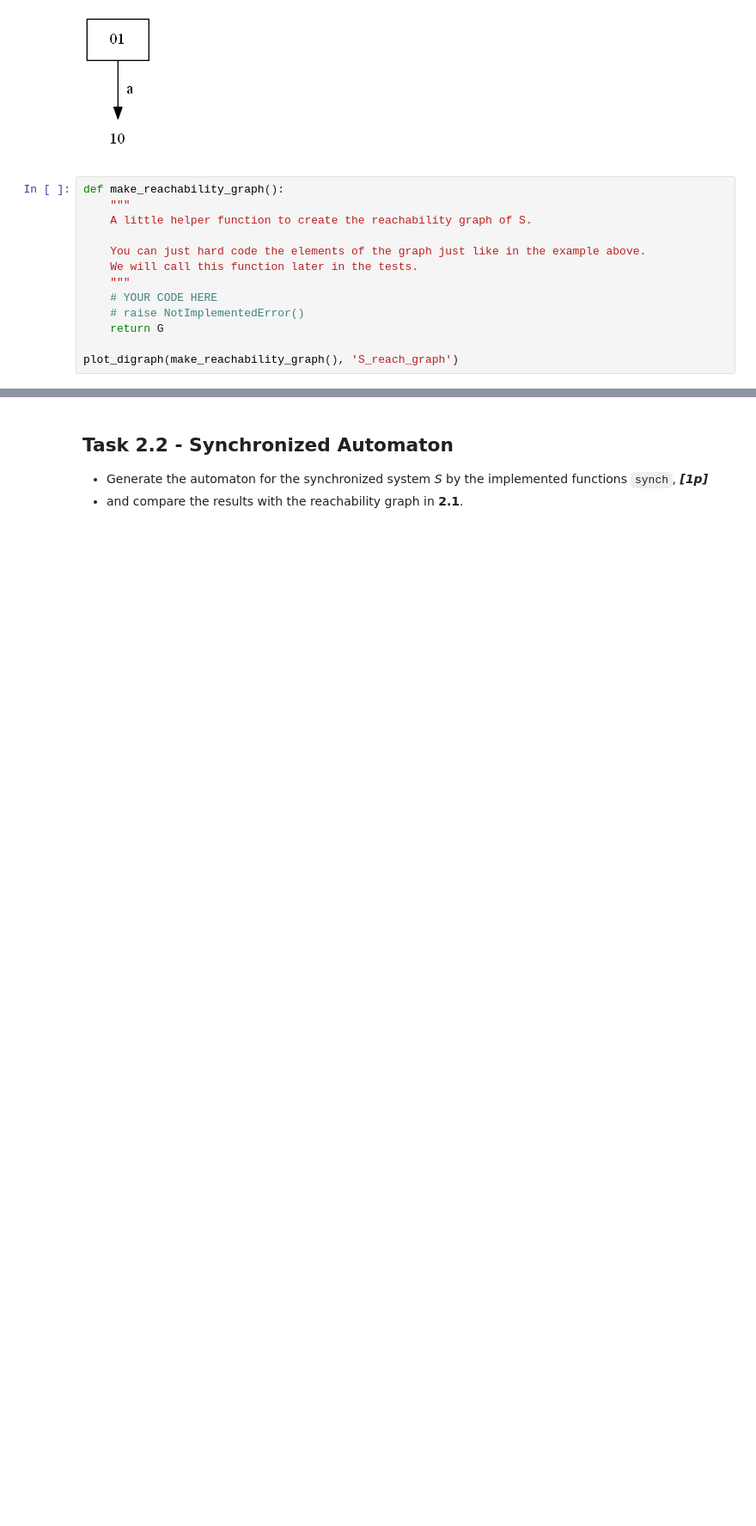
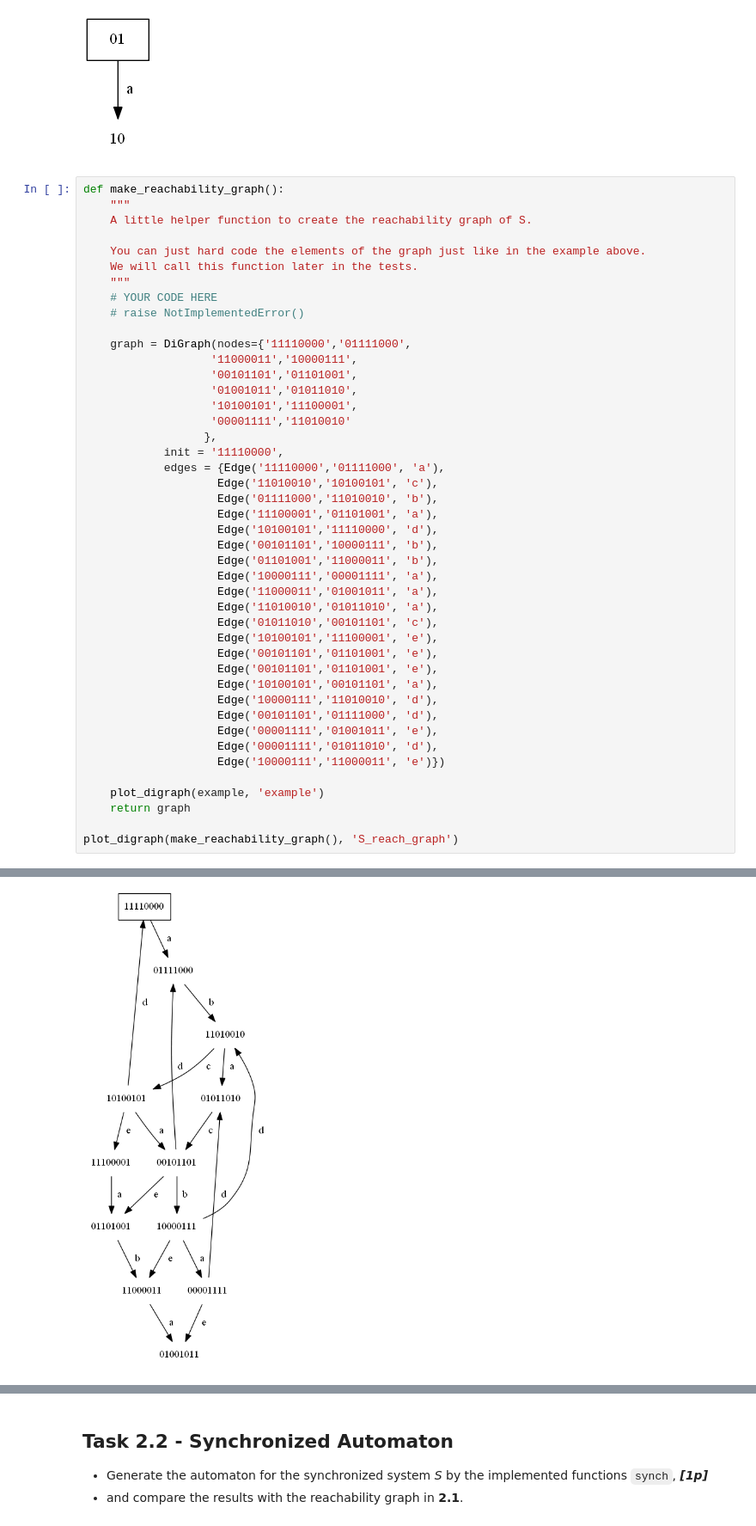
Before and after one commit to mohkan1/logic_ass_1, a Jupyter notebook: sync_and_reach.ipynb, the cells around one changed output, grey strips where cells are left out. Shown at 86% size. Drawn from its saved outputs; the diff is of its cells as text; blank space fills up the shorter version.

```diff
--- a/sync_and_reach.ipynb
+++ b/sync_and_reach.ipynb
@@ -740,7 +694,38 @@ def make_reachability_graph():
     """
     # YOUR CODE HERE
     # raise NotImplementedError()
-    return G
+
+    graph = DiGraph(nodes={'11110000','01111000',
+                   '11000011','10000111',
+                   '00101101','01101001',
+                   '01001011','01011010',
+                   '10100101','11100001',
+                   '00001111','11010010'
+                  },
+            init = '11110000',
+            edges = {Edge('11110000','01111000', 'a'),
+                    Edge('11010010','10100101', 'c'),
+                    Edge('01111000','11010010', 'b'),
+                    Edge('11100001','01101001', 'a'),
+                    Edge('10100101','11110000', 'd'),
+                    Edge('00101101','10000111', 'b'),
+                    Edge('01101001','11000011', 'b'),
+                    Edge('10000111','00001111', 'a'),
+                    Edge('11000011','01001011', 'a'),
+                    Edge('11010010','01011010', 'a'),
+                    Edge('01011010','00101101', 'c'),
+                    Edge('10100101','11100001', 'e'),
+                    Edge('00101101','01101001', 'e'),
+                    Edge('00101101','01101001', 'e'),
+                    Edge('10100101','00101101', 'a'),
+                    Edge('10000111','11010010', 'd'),
+                    Edge('00101101','01111000', 'd'),
+                    Edge('00001111','01001011', 'e'),
+                    Edge('00001111','01011010', 'd'),
+                    Edge('10000111','11000011', 'e')})
+
+    plot_digraph(example, 'example')
+    return graph
 
 plot_digraph(make_reachability_graph(), 'S_reach_graph')
 # %% [output]
@@ -748,3 +732,4 @@ NameError: name 'G' is not defined
+[figure, added]
 # %%
 G = make_reachability_graph()
 assert isinstance(G, DiGraph)
```
Also changed, not shown: parts of 15 cells of this notebook.
